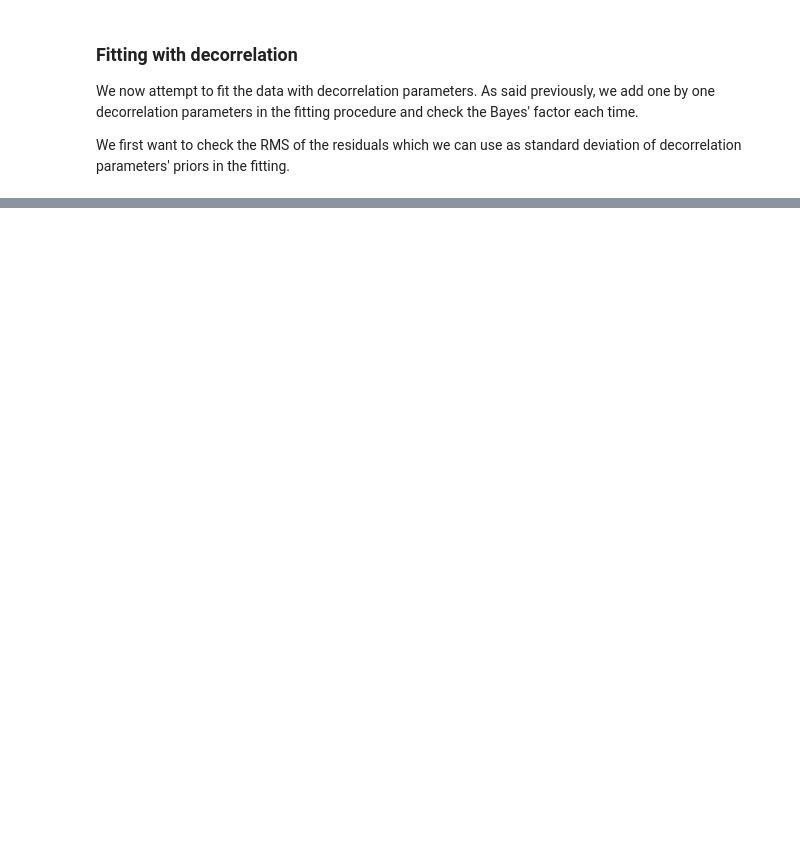
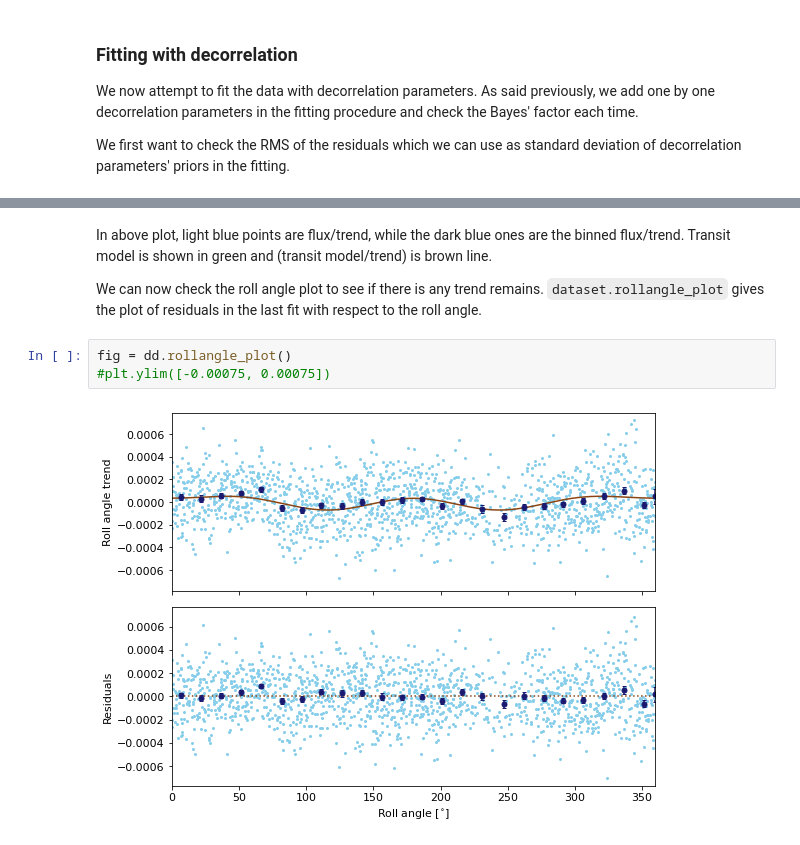
Before and after one commit to Jayshil/pycheops-tutorials, a Jupyter notebook: p2_kelt11.ipynb, the cells around one changed output, grey strips where cells are left out. Saved outputs shown, nothing was run; the diff lists cells and outputs as text; blank space fills up the shorter version.

```diff
--- a/p2_kelt11.ipynb
+++ b/p2_kelt11.ipynb
@@ -257,0 +370,9 @@ We first want to check the RMS of the residuals which we can use as standard dev
+# %% [markdown]
+In above plot, light blue points are flux/trend, while the dark blue ones are the binned flux/trend. Transit model is shown in green and (transit model/trend) is brown line.
+
+We can now check the roll angle plot to see if there is any trend remains. `dataset.rollangle_plot` gives the plot of residuals in the last fit with respect to the roll angle.
+# %%
+fig = dd.rollangle_plot()
+#plt.ylim([-0.00075, 0.00075])
+# %% [output]
+[figure, added]
```
Also changed, not shown: parts of 23 cells of this notebook.
